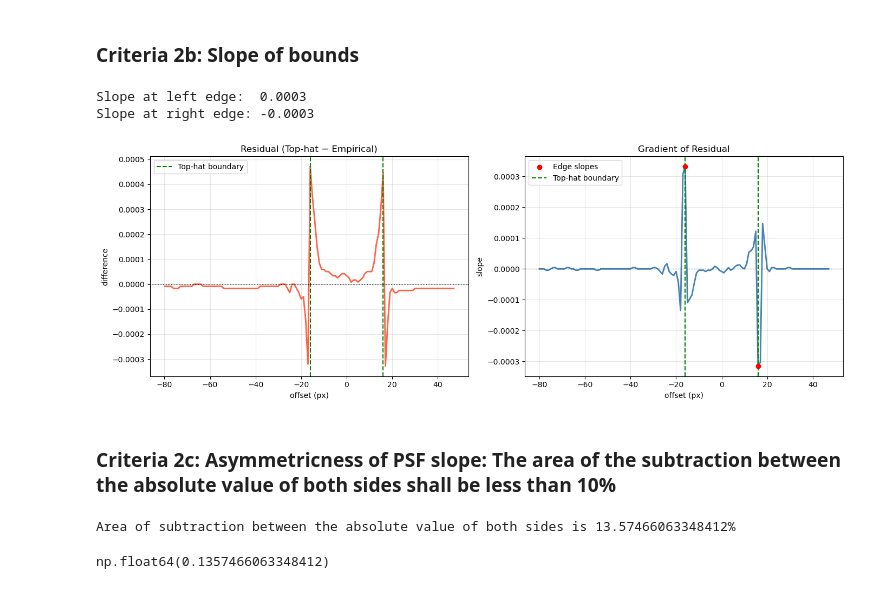
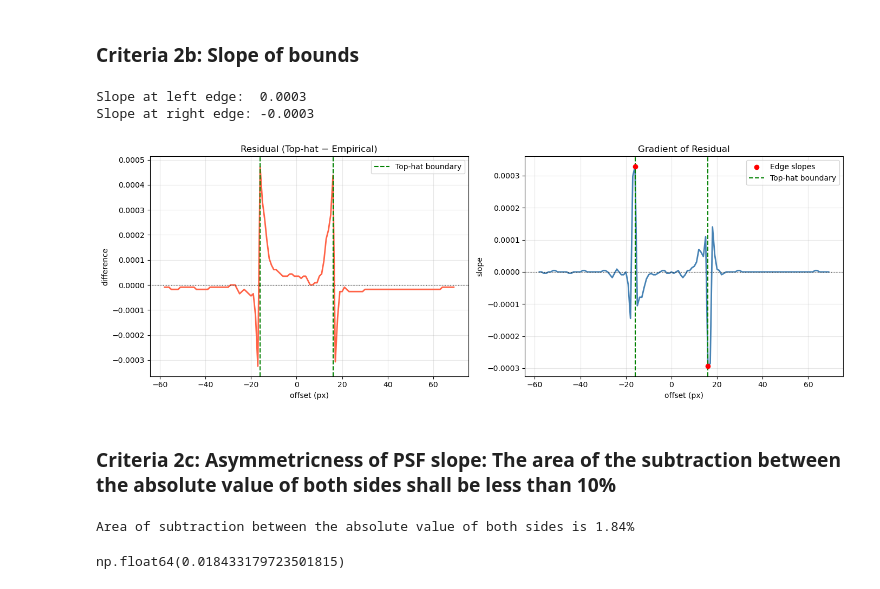
Before and after one commit to sharonoic/optical_analysis_pipeline, a Jupyter notebook: pinhole_image_detection.ipynb, the cells around one changed output. Cells and saved outputs as stored; diff of their text form; code cells hidden in the pictures.

```diff
--- a/pinhole_image_detection.ipynb
+++ b/pinhole_image_detection.ipynb
@@ -232,14 +238,18 @@ Passes (within 10%): False
 # %% [markdown]
 ### Criteria 2b: Slope of bounds
 # %%
-# requires: cx_i, res_th_emp
-# input: NA
-# output: prints slope at right edge, slope at left edge, plot
-def bounds_slope():
-    x_left  = cx_i - int(round(radius_px))
-    x_right = cx_i + int(round(radius_px))
+def bounds_slope(res_th_emp, cx_i, radius_px):
+    # If res_th_emp is 2D, take a horizontal slice through the center row
+    if res_th_emp.ndim == 2:
+        cy_i = res_th_emp.shape[0] // 2
+        profile = res_th_emp[cy_i, :]
+    else:
+        profile = res_th_emp
 
-    grad = np.gradient(res_th_emp)
+    x_left  = max(0, cx_i - int(round(radius_px)))
+    x_right = min(len(profile) - 1, cx_i + int(round(radius_px)))
+
+    grad = np.gradient(profile)
 
     # Slope at the edges
     slope_left  = grad[x_left]
@@ -252,50 +262,54 @@ def bounds_slope():
 
     fig, axes = plt.subplots(1, 2, figsize=(14, 5))
 
-    x_ax = np.arange(len(res_th_emp)) - cx_i
+    x_ax = np.arange(len(profile)) - cx_i
 
     # Left plot: residual profile
-    axes[0].plot(x_ax, res_th_emp, color="tomato", lw=2)
+    axes[0].plot(x_ax, profile, color="tomato", lw=2)
     axes[0].axvline(x=x_left  - cx_i, color="green", lw=1.5, ls="--", label="Top-hat boundary")
     axes[0].axvline(x=x_right - cx_i, color="green", lw=1.5, ls="--")
     axes[0].axhline(0, color="black", lw=0.8, ls=":")
     axes[0].set_title("Residual (Top-hat − Empirical)")
     axes[0].set_xlabel("offset (px)"); axes[0].set_ylabel("difference")
     axes[0].legend(); axes[0].grid(alpha=0.3)
 
     # Right plot: gradient of residual
     axes[1].plot(x_ax, grad, color="steelblue", lw=2)
     axes[1].scatter([x_left - cx_i, x_right - cx_i],
                     [grad[x_left], grad[x_right]],
                     color="red", zorder=5, label="Edge slopes")
     axes[1].axvline(x=x_left  - cx_i, color="green", lw=1.5, ls="--", label="Top-hat boundary")
     axes[1].axvline(x=x_right - cx_i, color="green", lw=1.5, ls="--")
     axes[1].axhline(0, color="black", lw=0.8, ls=":")
     axes[1].set_title("Gradient of Residual")
     axes[1].set_xlabel("offset (px)"); axes[1].set_ylabel("slope")
     axes[1].legend(); axes[1].grid(alpha=0.3)
 
     plt.tight_layout()
     plt.savefig("residual_gradient.png", dpi=150, bbox_inches="tight")
     plt.show()
 
-bounds_slope()
+
+res_th_emp = psf_tophat - psf
+bounds_slope(res_th_emp, cx_i, radius_px)
 # %% [output]
 Slope at left edge:  0.0003
 Slope at right edge: -0.0003
-[figure, old version]
+[figure, new version]
 # %% [markdown]
 ### Criteria 2c: Asymmetricness of PSF slope: The area of the subtraction between the absolute value of both sides shall be less than 10%
 # %%
-# requires: cx (variable)
-# input: NA
-# output: area difference percentage (diff_pct), prints diff_pct message
-def cri_pin_c():
-    tophat_x_mid = int(round(cx))
+def cri_pin_c(res_th_emp, cx_i):
+    # If 2D, take horizontal slice through center row
+    if res_th_emp.ndim == 2:
+        cy_i = res_th_emp.shape[0] // 2
+        profile = res_th_emp[cy_i, :]
+    else:
+        profile = res_th_emp
 
-    # residual profile in cx
-    left_half  = res_th_emp[:cx_i]
-    right_half = res_th_emp[cx_i:]
+    # residual profile split at cx_i
+    left_half  = profile[:cx_i]
+    right_half = profile[cx_i:]
 
     # compute area
     area_left  = np.trapezoid(np.abs(left_half))
@@ -304,11 +318,11 @@ def cri_pin_c():
     diff = abs(area_left - area_right) / ((area_left + area_right) / 2)
     diff_pct = diff * 100
 
-    print(f'Area of subtraction between the absolute value of both sides is {diff_pct}%')
+    print(f'Area of subtraction between the absolute value of both sides is {diff_pct:.2f}%')
 
     return diff
 
-cri_pin_c()
+cri_pin_c(res_th_emp, cx_i)
 # %% [output]
-Area of subtraction between the absolute value of both sides is 13.57466063348412%
+Area of subtraction between the absolute value of both sides is 1.84%
-np.float64(0.1357466063348412)
+np.float64(0.018433179723501815)
```
Also changed, not shown: parts of 3 cells of this notebook, 5 other files.
